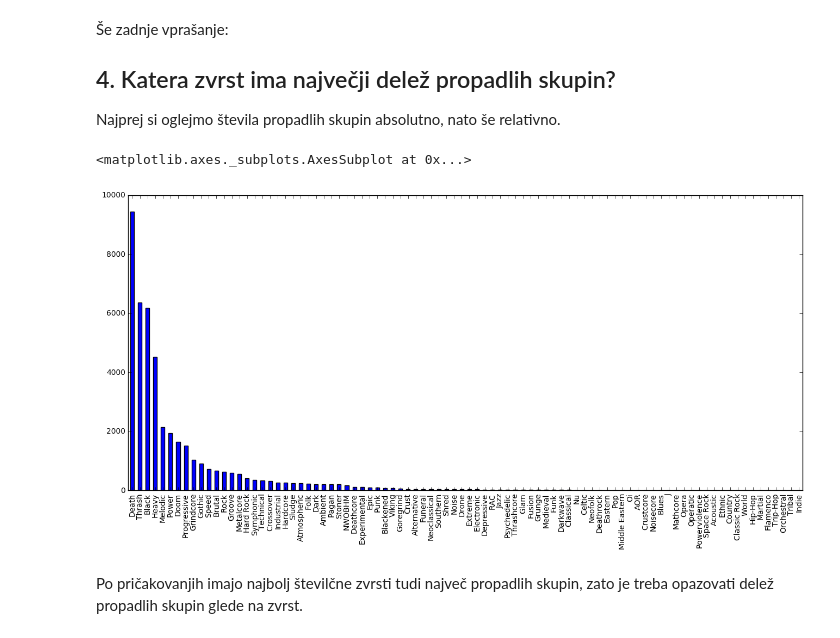
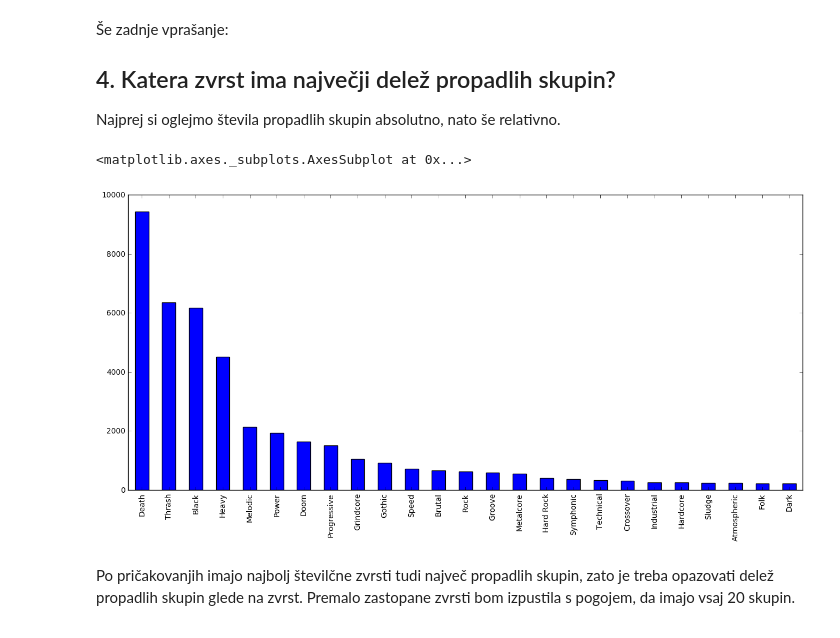
Before and after one commit to h3ll-o-w0rld/Projekt-za-PROG1, a Jupyter notebook: Projekt.ipynb, the cells around one changed output. Saved outputs shown, nothing was run; the diff lists cells and outputs as text; code cells hidden in the pictures.

```diff
--- a/Projekt.ipynb
+++ b/Projekt.ipynb
@@ -163,11 +164,11 @@ Najprej si oglejmo števila propadlih skupin absolutno, nato še relativno.
 # %%
 propadli = skupine[(skupine['status'] == 3) | (skupine['status'] == 6)]
 propadli_zvrst = (pos_zvrsti_id.transpose()[propadli.index]).transpose()
 propadli_zvrst = propadli_zvrst[propadli_zvrst.columns.difference(['id'])]
 propadli_vsota = propadli_zvrst.sum().sort_values(ascending=False)
-propadli_vsota[propadli_vsota != 0].plot(kind='bar', figsize=(16, 7))
+propadli_vsota[propadli_vsota != 0][:25].plot(kind='bar', figsize=(16, 7))
 # %% [output]
 <matplotlib.axes._subplots.AxesSubplot at 0x...>
-[figure, old version]
+[figure, new version]
 # %% [markdown]
-Po pričakovanjih imajo najbolj številčne zvrsti tudi največ propadlih skupin, zato je treba opazovati delež propadlih skupin glede na zvrst.
+Po pričakovanjih imajo najbolj številčne zvrsti tudi največ propadlih skupin, zato je treba opazovati delež propadlih skupin glede na zvrst. Premalo zastopane zvrsti bom izpustila s pogojem, da imajo vsaj 20 skupin.
```
Also changed, not shown: parts of 8 cells of this notebook, 1 other file.
